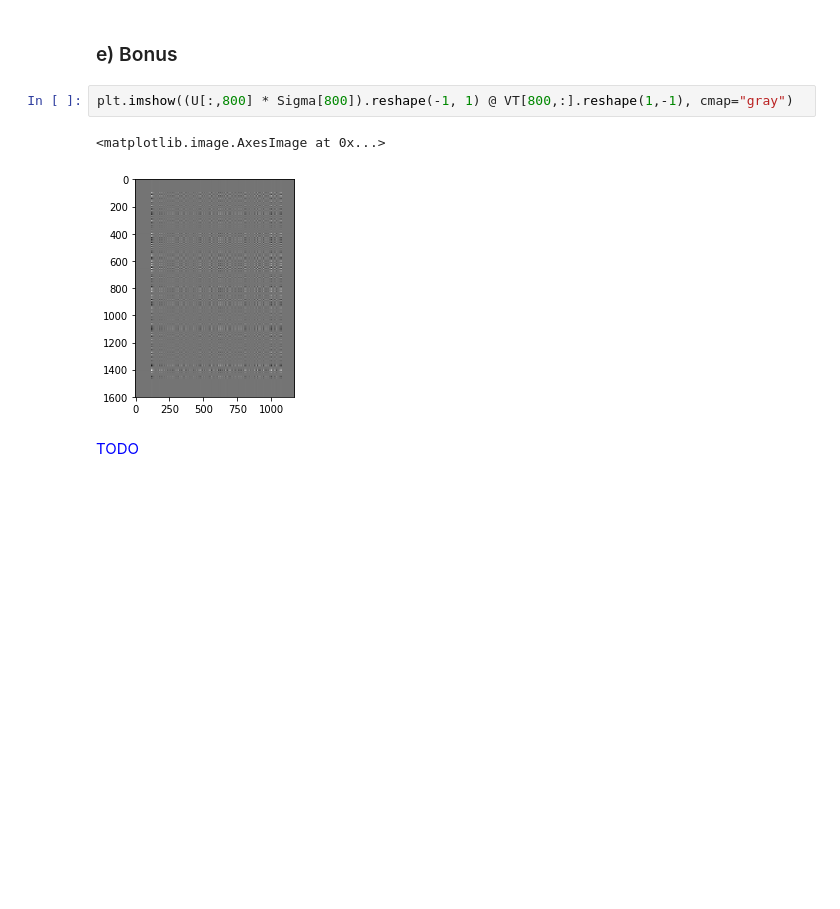
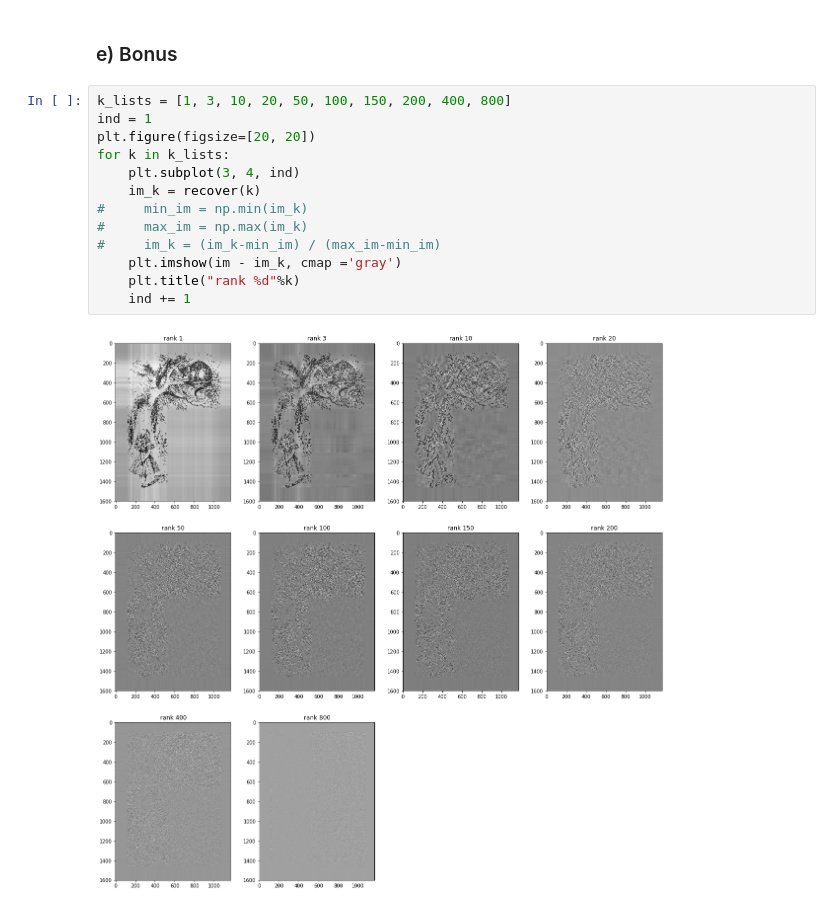
Before and after one commit to Skyraker2016/CS168, a Jupyter notebook: miniproject5/miniproject5.ipynb, the cells around one changed output. Saved outputs shown, nothing was run; the diff lists cells and outputs as text; blank space fills up the shorter version.

```diff
--- a/miniproject5/miniproject5.ipynb
+++ b/miniproject5/miniproject5.ipynb
@@ -501,11 +413,18 @@ for k in k_lists:
     The compression ratio of using SVD rank 150 approximation is  $415640 / 1872000 = 0.222$. For this picture, totally can reduce 1456360 units space.
 # %% [markdown]
 ### e) Bonus
-# %%
-plt.imshow((U[:,800] * Sigma[800]).reshape(-1, 1) @ VT[800,:].reshape(1,-1), cmap="gray")
-# %% [output]
-<matplotlib.image.AxesImage at 0x...>
-[figure, removed]
-# %% [markdown]
-<font color='blue'>
-     TODO
+# %%
+k_lists = [1, 3, 10, 20, 50, 100, 150, 200, 400, 800]
+ind = 1
+plt.figure(figsize=[20, 20])
+for k in k_lists:
+    plt.subplot(3, 4, ind)
+    im_k = recover(k)
+#     min_im = np.min(im_k)
+#     max_im = np.max(im_k)
+#     im_k = (im_k-min_im) / (max_im-min_im)
+    plt.imshow(im - im_k, cmap ='gray')
+    plt.title("rank %d"%k)
+    ind += 1
+# %% [output]
+[figure, added]
```
Also changed, not shown: parts of 12 cells of this notebook, 1 other file.
